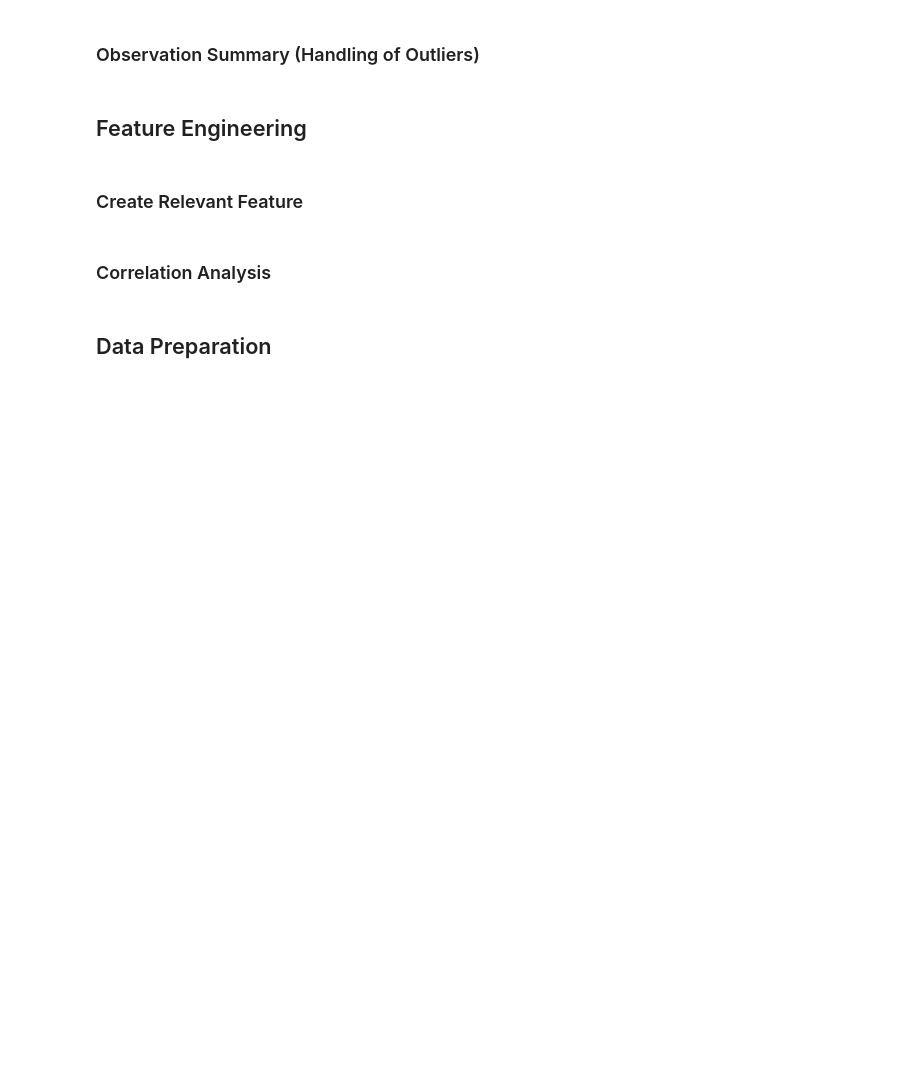
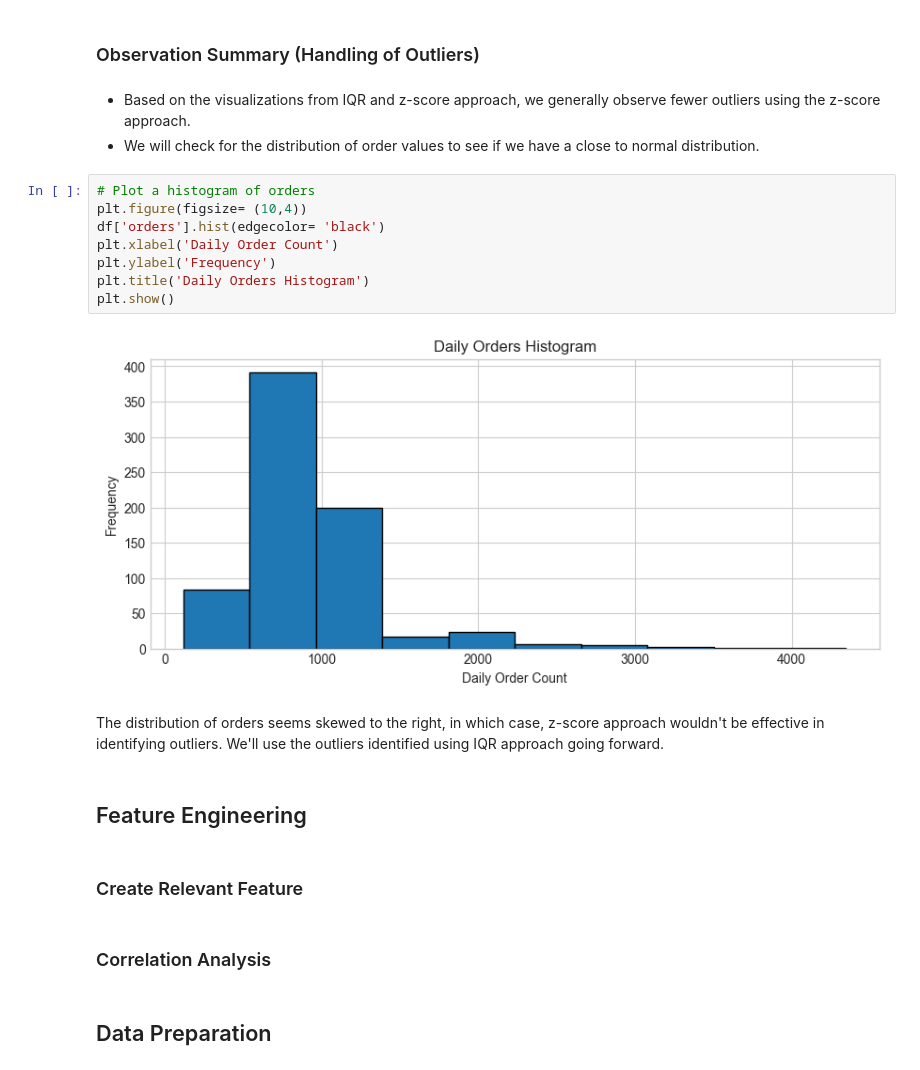
Before and after one commit to traha-89/ecommerce_demand_forecasting, a Jupyter notebook: notebooks/demand_forecasting_analysis.ipynb, the cells around one changed output. Cells and saved outputs as stored; diff of their text form; blank space fills up the shorter version.

```diff
--- a/notebooks/demand_forecasting_analysis.ipynb
+++ b/notebooks/demand_forecasting_analysis.ipynb
@@ -175,5 +279,20 @@ plt.show()
 # %% [markdown]
 ### Observation Summary (Handling of Outliers)
+# %% [markdown]
+- Based on the visualizations from IQR and z-score approach, we generally observe fewer outliers using the z-score approach.
+- We will check for the distribution of order values to see if we have a close to normal distribution.
+# %%
+# Plot a histogram of orders
+plt.figure(figsize= (10,4))
+df['orders'].hist(edgecolor= 'black')
+plt.xlabel('Daily Order Count')
+plt.ylabel('Frequency')
+plt.title('Daily Orders Histogram')
+plt.show()
+# %% [output]
+[figure, added]
+# %% [markdown]
+The distribution of orders seems skewed to the right, in which case, z-score approach wouldn't be effective in identifying outliers. We'll use the outliers identified using IQR approach going forward.
 # %% [markdown]
 ## Feature Engineering
 # %% [markdown]
```
Also changed, not shown: parts of 7 cells of this notebook.
